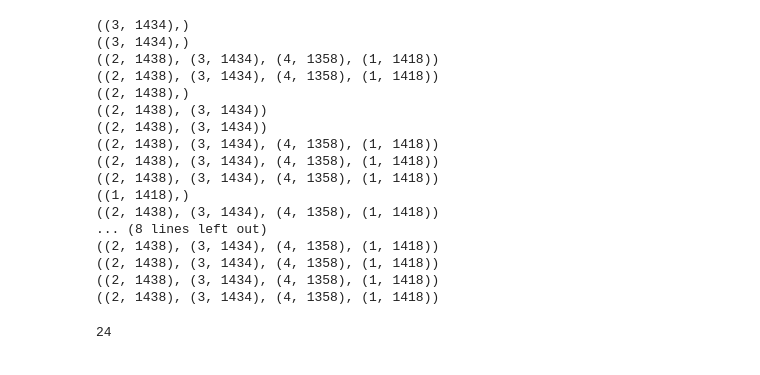
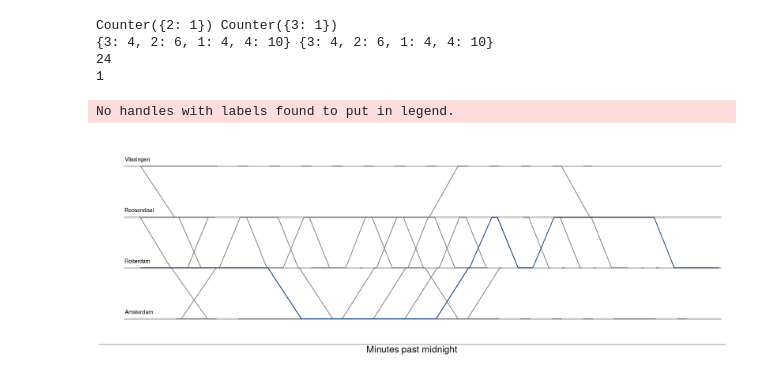
Before and after one commit to Sun-flowerSamurai/train-modelling, a Jupyter notebook: in_dev.ipynb, the cells around one changed output. Drawn from its saved outputs; the diff is of its cells as text; code cells hidden in the pictures.

Commit message:
This version contains a working (but not very polished) solution that uses 23 (type-3) trains

```diff
--- a/in_dev.ipynb
+++ b/in_dev.ipynb
@@ -85,5 +87,5 @@ print(number_of_trains, starting_trains, ending_trains)
 # %%
-for train in all_trains:
-    for index, stop in enumerate(train[:-1]):
-        print(stop, f"---<<{G[stop][train[index + 1]]['min_trains']}>>",end='---')
-    print(train[-1])
+# for train in all_trains:
+#     for index, stop in enumerate(train[:-1]):
+#         print(stop, f"---<<{G[stop][train[index + 1]]['min_trains']}>>",end='---')
+#     print(train[-1])
@@ -135,25 +100,7 @@ for paths in starting_trains.values():
 # %%
-for paths in ending_trains.values():
-    for path in paths:
-        print(tuple(trainstop for trainstop in ending_stops if nx.has_path(G, path[-1], trainstop)))
+# for paths in ending_trains.values():
+#     for path in paths:
+#         print(tuple(trainstop for trainstop in ending_stops if nx.has_path(G, path[-1], trainstop)))
-# %% [output]
-((3, 1434),)
-((3, 1434),)
-((2, 1438), (3, 1434), (4, 1358), (1, 1418))
-((2, 1438), (3, 1434), (4, 1358), (1, 1418))
-((2, 1438),)
-((2, 1438), (3, 1434))
-((2, 1438), (3, 1434))
-((2, 1438), (3, 1434), (4, 1358), (1, 1418))
-((2, 1438), (3, 1434), (4, 1358), (1, 1418))
-((2, 1438), (3, 1434), (4, 1358), (1, 1418))
-((1, 1418),)
-((2, 1438), (3, 1434), (4, 1358), (1, 1418))
-... (8 lines left out)
-((2, 1438), (3, 1434), (4, 1358), (1, 1418))
-((2, 1438), (3, 1434), (4, 1358), (1, 1418))
-((2, 1438), (3, 1434), (4, 1358), (1, 1418))
-((2, 1438), (3, 1434), (4, 1358), (1, 1418))
 # %%
 def attempt_solution_correct_endpoints(G: nx.DiGraph, start: TrainStop = None) -> Tuple[int, defaultdict, defaultdict]:
     """Attempt at a solution where the end points don't need to be fixed.
@@ -272,11 +198,3 @@ def attempt_solution_correct_endpoints(G: nx.DiGraph, start: TrainStop = None) -
         ending_trains,
         G
         )
-# %%
-df = traintools.read_schedule("datasets/nsdata1.txt")
-G = traintools.graph_from_schedule(df, TYPE_3_TRAIN)
-all_trains, number_of_trains, starting_trains, ending_trains, G = attempt_solution_correct_endpoints(G)
-# %%
-print(number_of_trains)
-# %% [output]
-24
@@ -283 +298,36 @@ print(number_of_trains)
+# %%
+#visualize_graph(df_)
+df = traintools.read_schedule("datasets/nsdata1.txt")
+G = traintools.graph_from_schedule(df, TYPE_3_TRAIN)
+
+all_trains, number_of_trains, starting_trains, ending_trains, G = attempt_solution_correct_endpoints(G.copy())
+# print(all_trains)
+print({station: len(trains) for station, trains in starting_trains.items()},
+{station: len(trains) for station, trains in ending_trains.items()})
+
+print(number_of_trains)
+
+df_ = nx.to_pandas_edgelist(G.copy())
+df_['over_scheduled'] = df_['trains_scheduled'] - df_['trains_needed']
+G_ = nx.from_pandas_edgelist(
+        df=df_,
+        source='source',
+        target='target',
+        edge_attr=['over_scheduled'],
+        create_using=nx.DiGraph
+        )
+all_trains2, number_of_trains2, starting_trains2, ending_trains2, G2 = find_over_scheduled(G_)
+print(number_of_trains2)
+# %% [output]
+Counter({2: 1}) Counter({3: 1})
+{3: 4, 2: 6, 1: 4, 4: 10} {3: 4, 2: 6, 1: 4, 4: 10}
+24
+1
+# %%
+
+highlight_paths(all_trains2, G2)
+plt.savefig('test.svg')
+# %% [output]
+No handles with labels found to put in legend.
+[figure, added]
 # %%
```
Also changed, not shown: parts of 9 cells of this notebook, 1 other file.
